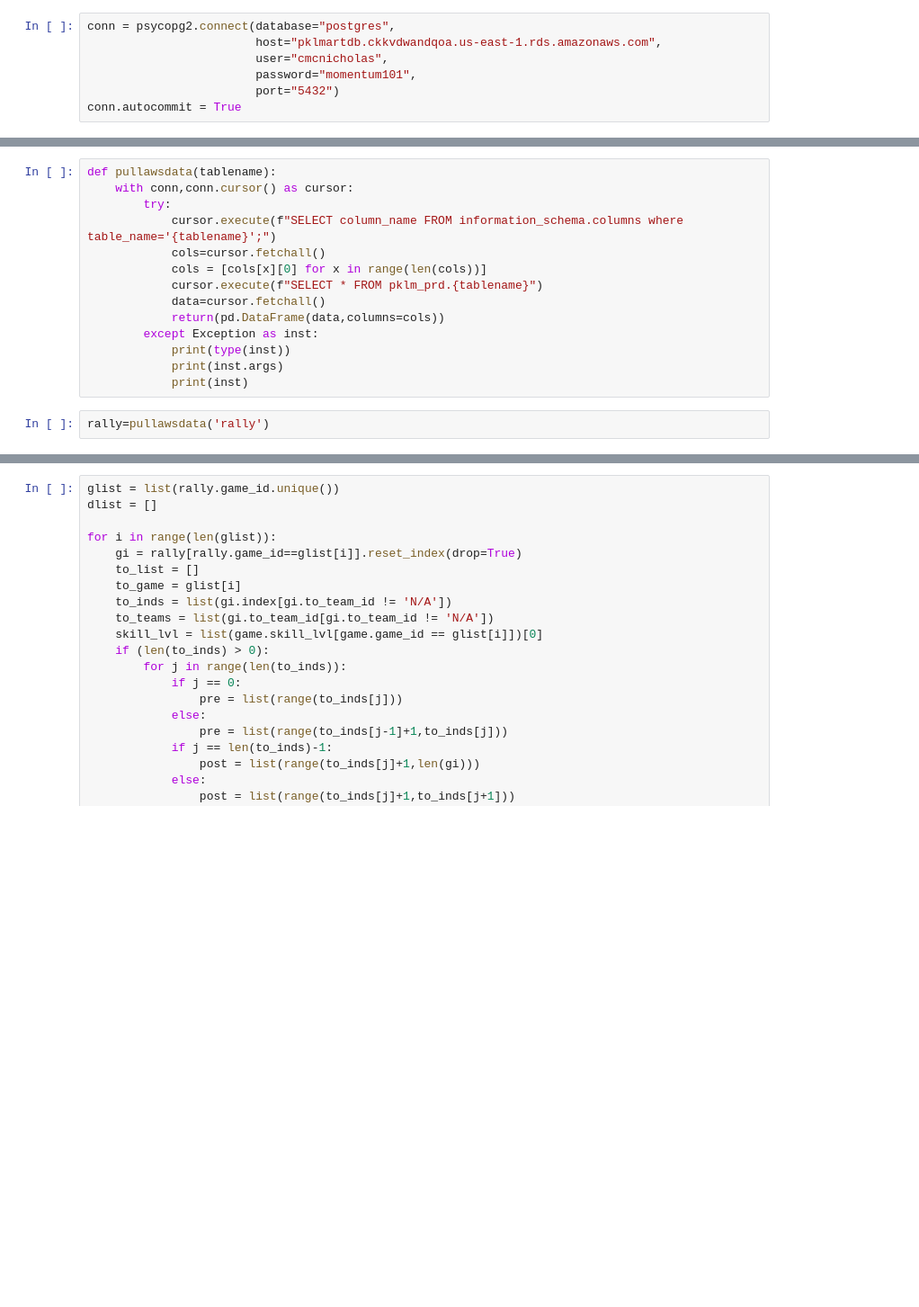
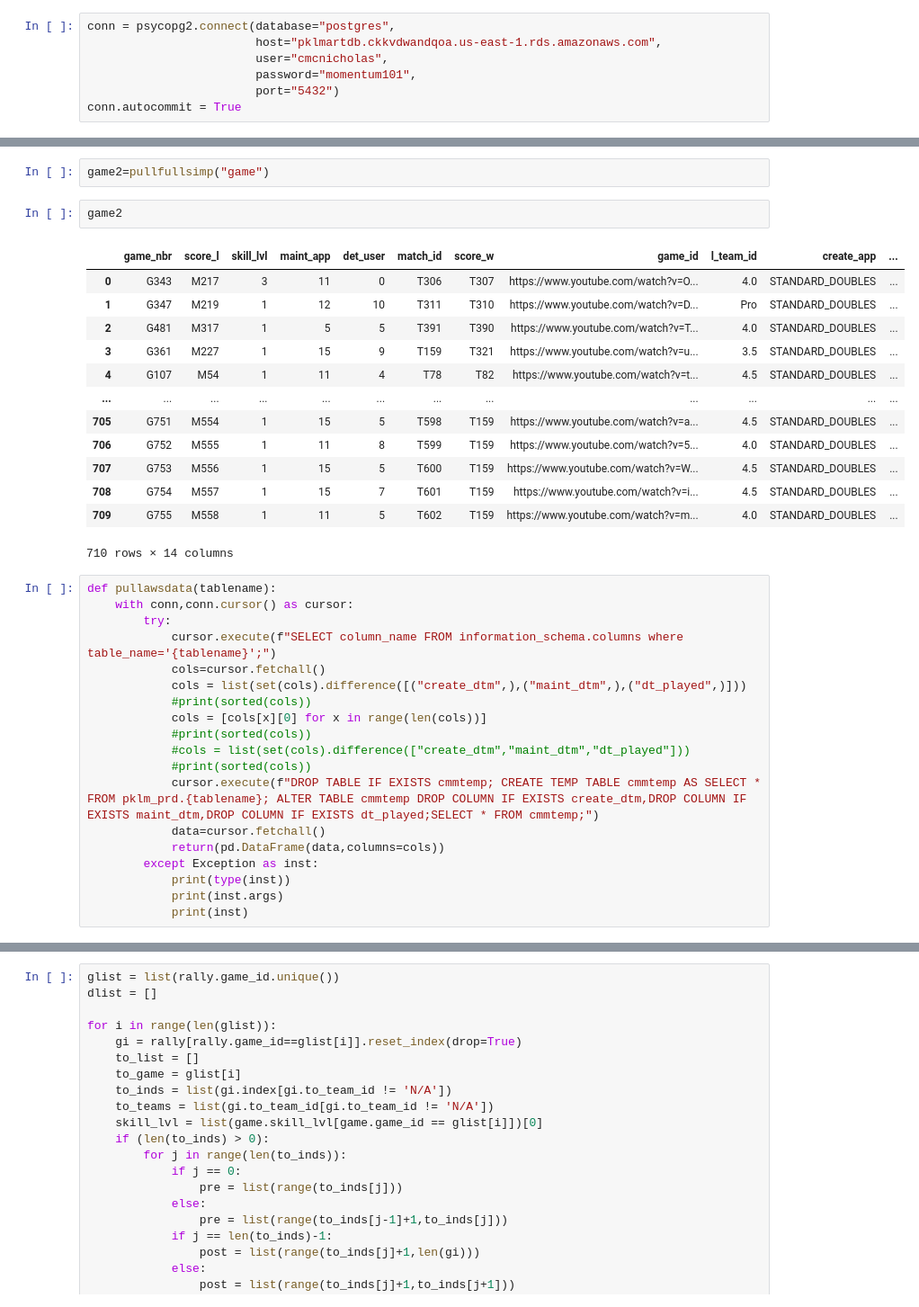
Before and after one commit to conner-mcnicholas/Pickleball_Timeout_Analysis, a Jupyter notebook: src/timeout_results_srv_rcv.ipynb, the cells around one changed output, grey strips where cells are left out. Shown at 90% size. Cells and saved outputs as stored; diff of their text form; blank space fills up the shorter version.

```diff
--- a/src/timeout_results_srv_rcv.ipynb
+++ b/src/timeout_results_srv_rcv.ipynb
@@ -20,16 +132,37 @@ conn.autocommit = True
+# %%
+game2=pullfullsimp("game")
+# %%
+game2
+# %% [output]
+|  | game_nbr | score_l | skill_lvl | maint_app | det_user | match_id | score_w | game_id | l_team_id | create_app | ... |
+| 0 | G343 | M217 | 3 | 11 | 0 | T306 | T307 | https://www.youtube.com/watch?v=O... | 4.0 | STANDARD_DOUBLES | ... |
+| 1 | G347 | M219 | 1 | 12 | 10 | T311 | T310 | https://www.youtube.com/watch?v=D... | Pro | STANDARD_DOUBLES | ... |
+| 2 | G481 | M317 | 1 | 5 | 5 | T391 | T390 | https://www.youtube.com/watch?v=T... | 4.0 | STANDARD_DOUBLES | ... |
+| 3 | G361 | M227 | 1 | 15 | 9 | T159 | T321 | https://www.youtube.com/watch?v=u... | 3.5 | STANDARD_DOUBLES | ... |
+| 4 | G107 | M54 | 1 | 11 | 4 | T78 | T82 | https://www.youtube.com/watch?v=t... | 4.5 | STANDARD_DOUBLES | ... |
+| ... | ... | ... | ... | ... | ... | ... | ... | ... | ... | ... | ... |
+| 705 | G751 | M554 | 1 | 15 | 5 | T598 | T159 | https://www.youtube.com/watch?v=a... | 4.5 | STANDARD_DOUBLES | ... |
+| 706 | G752 | M555 | 1 | 11 | 8 | T599 | T159 | https://www.youtube.com/watch?v=5... | 4.0 | STANDARD_DOUBLES | ... |
+| 707 | G753 | M556 | 1 | 15 | 5 | T600 | T159 | https://www.youtube.com/watch?v=W... | 4.5 | STANDARD_DOUBLES | ... |
+| 708 | G754 | M557 | 1 | 15 | 7 | T601 | T159 | https://www.youtube.com/watch?v=i... | 4.5 | STANDARD_DOUBLES | ... |
+| 709 | G755 | M558 | 1 | 11 | 5 | T602 | T159 | https://www.youtube.com/watch?v=m... | 4.0 | STANDARD_DOUBLES | ... |
+710 rows × 14 columns
 # %%
 def pullawsdata(tablename):
     with conn,conn.cursor() as cursor:
         try:
             cursor.execute(f"SELECT column_name FROM information_schema.columns where table_name='{tablename}';")
             cols=cursor.fetchall()
+            cols = list(set(cols).difference([("create_dtm",),("maint_dtm",),("dt_played",)]))
+            #print(sorted(cols))
             cols = [cols[x][0] for x in range(len(cols))]
-            cursor.execute(f"SELECT * FROM pklm_prd.{tablename}")
+            #print(sorted(cols))
+            #cols = list(set(cols).difference(["create_dtm","maint_dtm","dt_played"]))
+            #print(sorted(cols))
+            cursor.execute(f"DROP TABLE IF EXISTS cmmtemp; CREATE TEMP TABLE cmmtemp AS SELECT * FROM pklm_prd.{tablename}; ALTER TABLE cmmtemp DROP COLUMN IF EXISTS create_dtm,DROP COLUMN IF EXISTS maint_dtm,DROP COLUMN IF EXISTS dt_played;SELECT * FROM cmmtemp;")
             data=cursor.fetchall()
             return(pd.DataFrame(data,columns=cols))
         except Exception as inst:
             print(type(inst))
             print(inst.args)
             print(inst)
-# %%
-rally=pullawsdata('rally')
```
Also changed, not shown: parts of 45 cells of this notebook, 12 other files.
